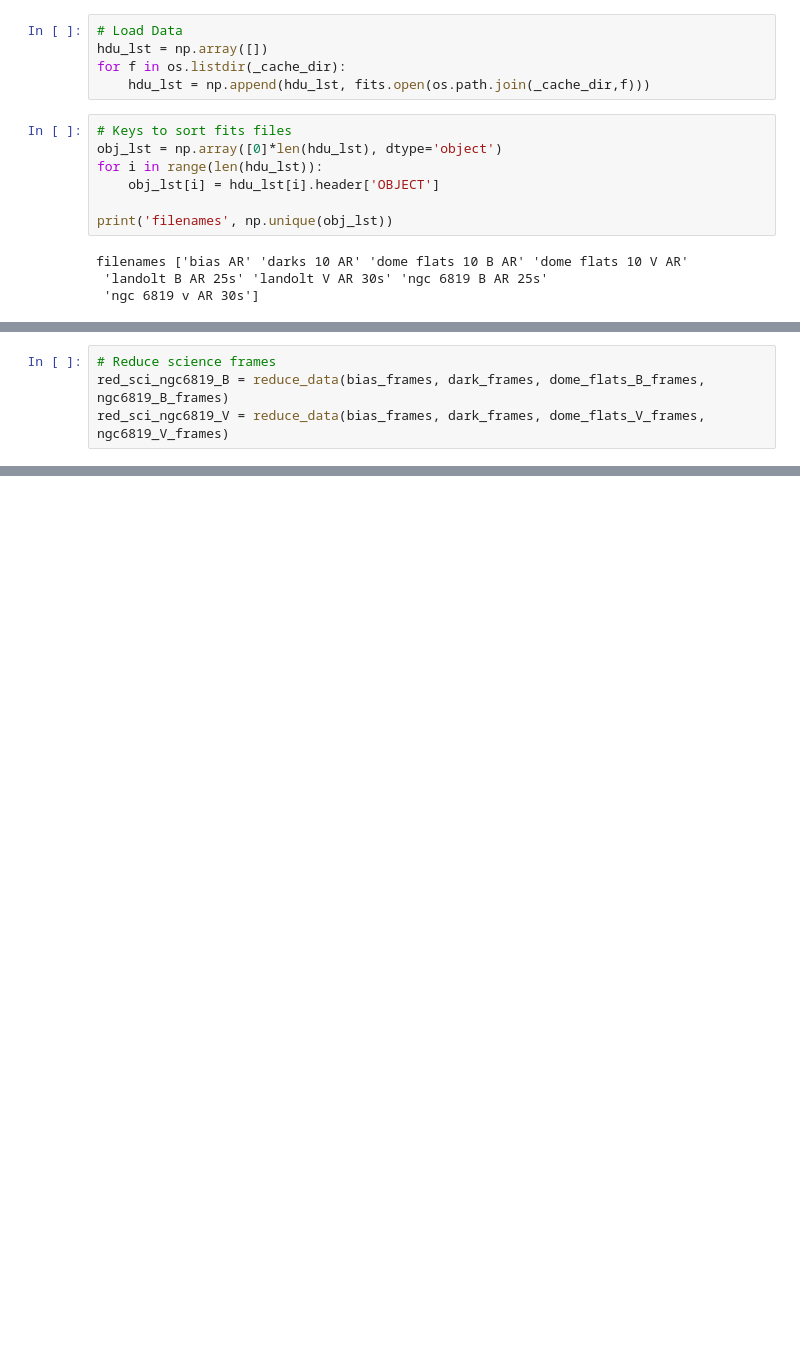
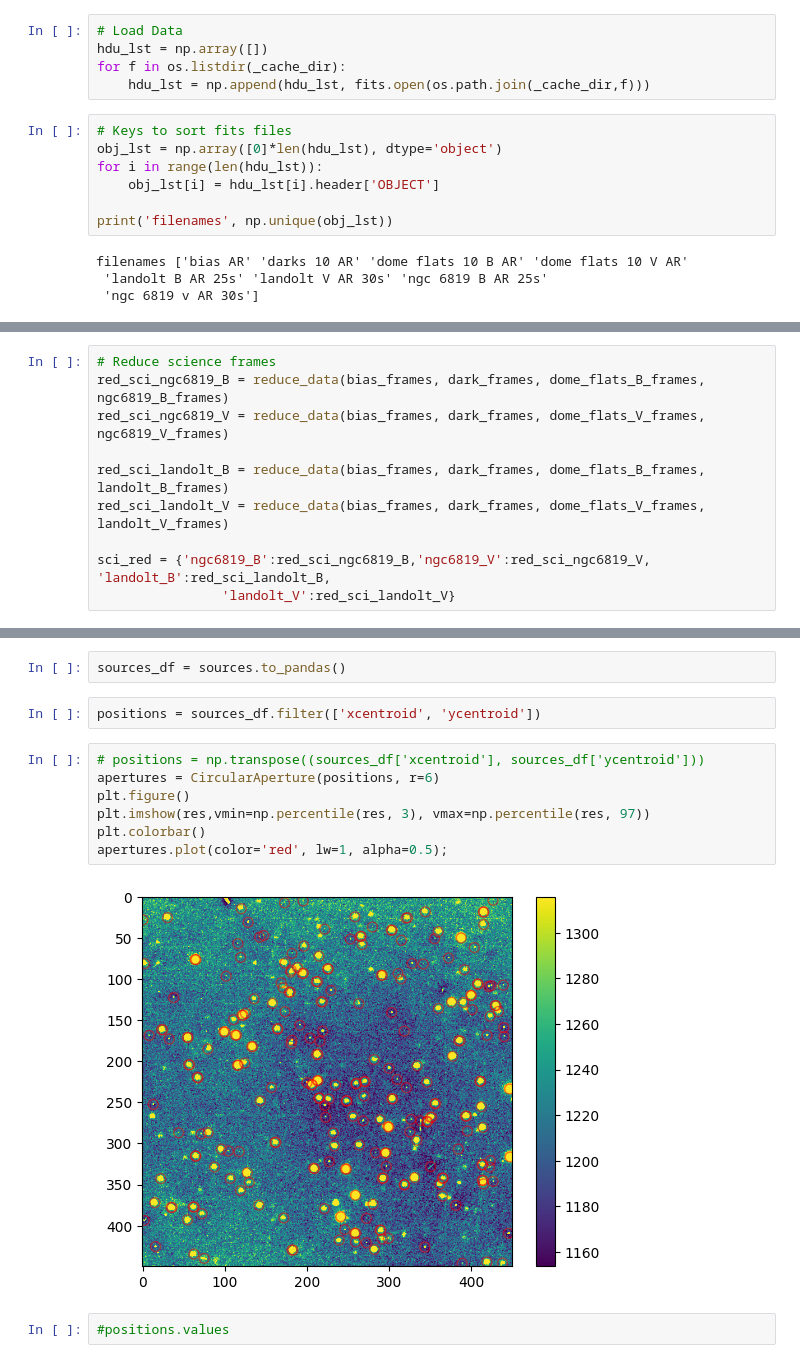
Before and after one commit to avi-patel1/ASTR257_2024, a Jupyter notebook: Project 2--HR Diagram/HR_Diagram.ipynb, the cells around one changed output, grey strips where cells are left out. Cells and saved outputs as stored; diff of their text form; blank space fills up the shorter version.

```diff
--- a/Project 2--HR Diagram/HR_Diagram.ipynb
+++ b/Project 2--HR Diagram/HR_Diagram.ipynb
@@ -76,6 +77,12 @@ def reduce_data(bias, dark, dome_flat, science):
 # Reduce science frames
 red_sci_ngc6819_B = reduce_data(bias_frames, dark_frames, dome_flats_B_frames, ngc6819_B_frames)
 red_sci_ngc6819_V = reduce_data(bias_frames, dark_frames, dome_flats_V_frames, ngc6819_V_frames)
+
+red_sci_landolt_B = reduce_data(bias_frames, dark_frames, dome_flats_B_frames, landolt_B_frames)
+red_sci_landolt_V = reduce_data(bias_frames, dark_frames, dome_flats_V_frames, landolt_V_frames)
+
+sci_red = {'ngc6819_B':red_sci_ngc6819_B,'ngc6819_V':red_sci_ngc6819_V, 'landolt_B':red_sci_landolt_B,
+                'landolt_V':red_sci_landolt_V}
 # %% [output]
 Exposure Times:
 Dome Flat - 10s
@@ -102,0 +145,15 @@ plt.colorbar()
+# %%
+sources_df = sources.to_pandas()
+# %%
+positions = sources_df.filter(['xcentroid', 'ycentroid'])
+# %%
+# positions = np.transpose((sources_df['xcentroid'], sources_df['ycentroid']))
+apertures = CircularAperture(positions, r=6)
+plt.figure()
+plt.imshow(res,vmin=np.percentile(res, 3), vmax=np.percentile(res, 97))
+plt.colorbar()
+apertures.plot(color='red', lw=1, alpha=0.5);
+# %% [output]
+[figure, added]
+# %%
+#positions.values
```
Also changed, not shown: parts of 14 cells of this notebook.
